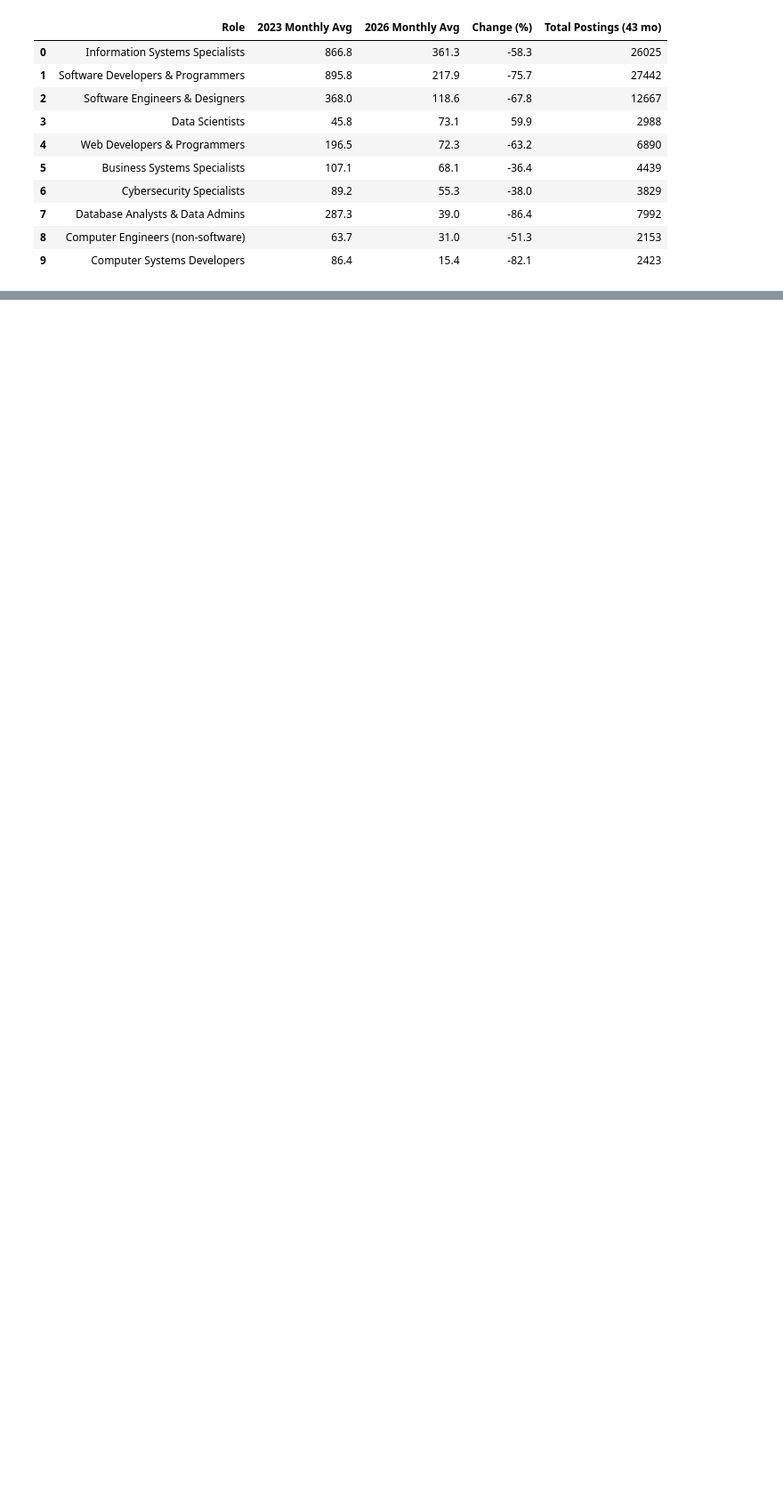
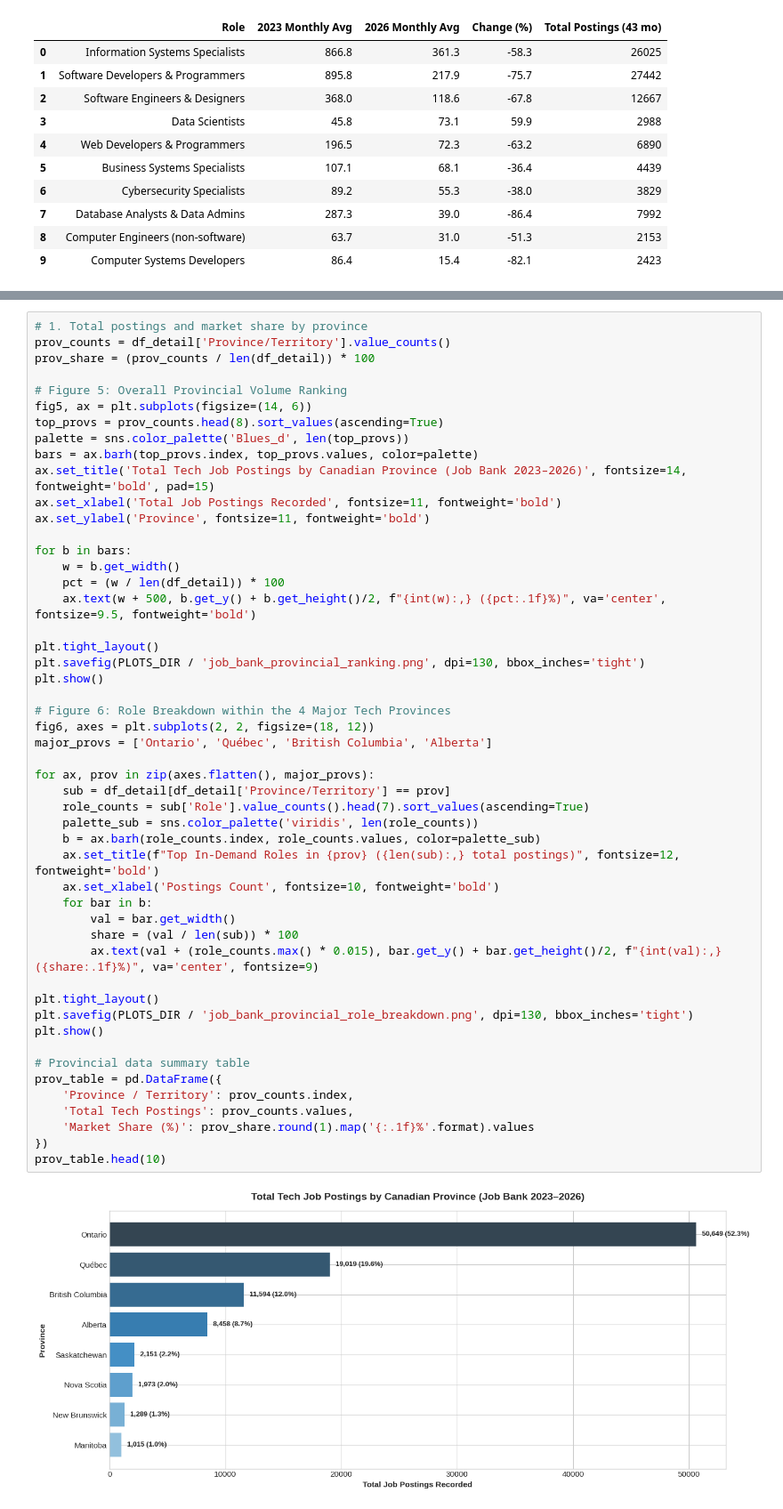
Before and after one commit to althaafsn/canada-job-market-analysis, a Jupyter notebook: data_analysis/02_job_bank/job_bank_tech_roles.ipynb, the cells around one changed output, grey strips where cells are left out. Shown at 89% size. Drawn from its saved outputs; the diff is of its cells as text; blank space fills up the shorter version.

```diff
--- a/data_analysis/02_job_bank/job_bank_tech_roles.ipynb
+++ b/data_analysis/02_job_bank/job_bank_tech_roles.ipynb
@@ -285,0 +464,52 @@ summary_table
+# %%
+# 1. Total postings and market share by province
+prov_counts = df_detail['Province/Territory'].value_counts()
+prov_share = (prov_counts / len(df_detail)) * 100
+
+# Figure 5: Overall Provincial Volume Ranking
+fig5, ax = plt.subplots(figsize=(14, 6))
+top_provs = prov_counts.head(8).sort_values(ascending=True)
+palette = sns.color_palette('Blues_d', len(top_provs))
+bars = ax.barh(top_provs.index, top_provs.values, color=palette)
+ax.set_title('Total Tech Job Postings by Canadian Province (Job Bank 2023–2026)', fontsize=14, fontweight='bold', pad=15)
+ax.set_xlabel('Total Job Postings Recorded', fontsize=11, fontweight='bold')
+ax.set_ylabel('Province', fontsize=11, fontweight='bold')
+
+for b in bars:
+    w = b.get_width()
+    pct = (w / len(df_detail)) * 100
+    ax.text(w + 500, b.get_y() + b.get_height()/2, f"{int(w):,} ({pct:.1f}%)", va='center', fontsize=9.5, fontweight='bold')
+
+plt.tight_layout()
+plt.savefig(PLOTS_DIR / 'job_bank_provincial_ranking.png', dpi=130, bbox_inches='tight')
+plt.show()
+
+# Figure 6: Role Breakdown within the 4 Major Tech Provinces
+fig6, axes = plt.subplots(2, 2, figsize=(18, 12))
+major_provs = ['Ontario', 'Québec', 'British Columbia', 'Alberta']
+
+for ax, prov in zip(axes.flatten(), major_provs):
+    sub = df_detail[df_detail['Province/Territory'] == prov]
+    role_counts = sub['Role'].value_counts().head(7).sort_values(ascending=True)
+    palette_sub = sns.color_palette('viridis', len(role_counts))
+    b = ax.barh(role_counts.index, role_counts.values, color=palette_sub)
+    ax.set_title(f"Top In-Demand Roles in {prov} ({len(sub):,} total postings)", fontsize=12, fontweight='bold')
+    ax.set_xlabel('Postings Count', fontsize=10, fontweight='bold')
+    for bar in b:
+        val = bar.get_width()
+        share = (val / len(sub)) * 100
+        ax.text(val + (role_counts.max() * 0.015), bar.get_y() + bar.get_height()/2, f"{int(val):,} ({share:.1f}%)", va='center', fontsize=9)
+
+plt.tight_layout()
+plt.savefig(PLOTS_DIR / 'job_bank_provincial_role_breakdown.png', dpi=130, bbox_inches='tight')
+plt.show()
+
+# Provincial data summary table
+prov_table = pd.DataFrame({
+    'Province / Territory': prov_counts.index,
+    'Total Tech Postings': prov_counts.values,
+    'Market Share (%)': prov_share.round(1).map('{:.1f}%'.format).values
+})
+prov_table.head(10)
+# %% [output]
+[figure, added]
```
Also changed, not shown: parts of 10 cells of this notebook, 4 other files.
